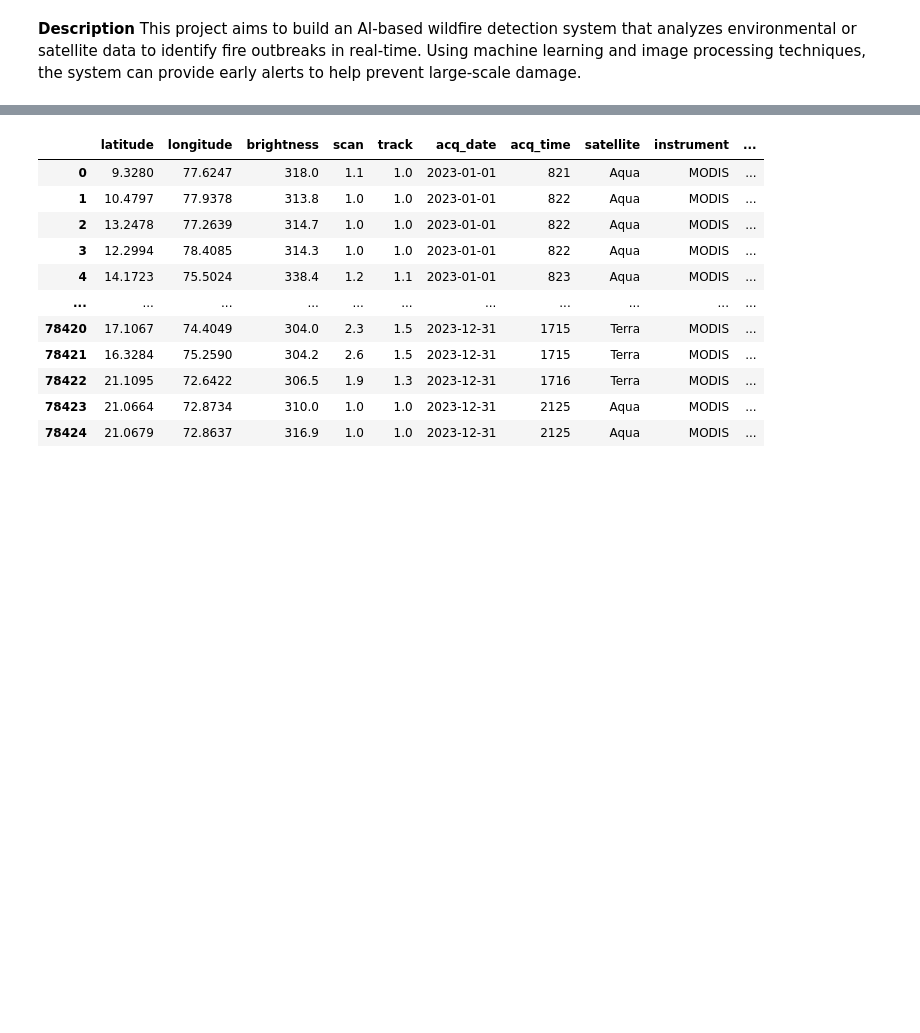
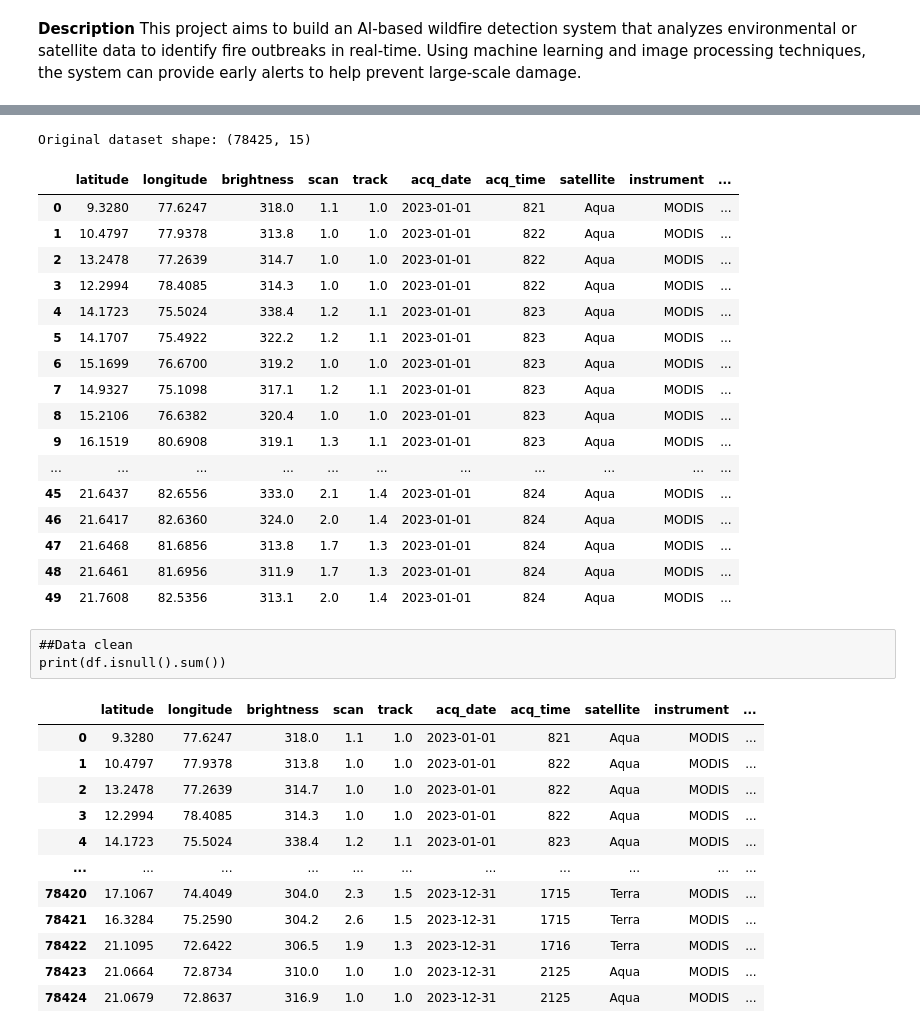
Before and after one commit to Komal283/Enter-Week-1, a Jupyter notebook: WildfireDetection.ipynb, the cells around one changed output, grey strips where cells are left out. Drawn from its saved outputs; the diff is of its cells as text; code cells hidden in the pictures; blank space fills up the shorter version.

```diff
--- a/WildfireDetection.ipynb
+++ b/WildfireDetection.ipynb
@@ -64,3 +10,49 @@ print(df.isnull().sum())
+# %%
+##import libraries
+import os
+import pandas as pd
+import numpy as np
+
+##Plotting
+import matplotlib.pyplot as plt
+import seaborn as sns
+
+##Preprocessing
+from sklearn.model_selection import train_test_split, cross_val_score
+from sklearn.preprocessing import LabelEncoder, StandardScaler
+from sklearn.ensemble import RandomForestRegressor
+from sklearn.linear_model import LinearRegression
+from sklearn.metrics import mean_squared_error, r2_score
+
+##Saving models
+import joblib
+
+##Dataset Loaded
+df = pd.read_csv("Dataset_Final.csv")
+print("Original dataset shape:", df.shape)
+df.head(50)
+# %% [output]
+Original dataset shape: (78425, 15)
+|  | latitude | longitude | brightness | scan | track | acq_date | acq_time | satellite | instrument | ... |
+| 0 | 9.3280 | 77.6247 | 318.0 | 1.1 | 1.0 | 2023-01-01 | 821 | Aqua | MODIS | ... |
+| 1 | 10.4797 | 77.9378 | 313.8 | 1.0 | 1.0 | 2023-01-01 | 822 | Aqua | MODIS | ... |
+| 2 | 13.2478 | 77.2639 | 314.7 | 1.0 | 1.0 | 2023-01-01 | 822 | Aqua | MODIS | ... |
+| 3 | 12.2994 | 78.4085 | 314.3 | 1.0 | 1.0 | 2023-01-01 | 822 | Aqua | MODIS | ... |
+| 4 | 14.1723 | 75.5024 | 338.4 | 1.2 | 1.1 | 2023-01-01 | 823 | Aqua | MODIS | ... |
+| 5 | 14.1707 | 75.4922 | 322.2 | 1.2 | 1.1 | 2023-01-01 | 823 | Aqua | MODIS | ... |
+| 6 | 15.1699 | 76.6700 | 319.2 | 1.0 | 1.0 | 2023-01-01 | 823 | Aqua | MODIS | ... |
+| 7 | 14.9327 | 75.1098 | 317.1 | 1.2 | 1.1 | 2023-01-01 | 823 | Aqua | MODIS | ... |
+| 8 | 15.2106 | 76.6382 | 320.4 | 1.0 | 1.0 | 2023-01-01 | 823 | Aqua | MODIS | ... |
+| 9 | 16.1519 | 80.6908 | 319.1 | 1.3 | 1.1 | 2023-01-01 | 823 | Aqua | MODIS | ... |
+| ... | ... | ... | ... | ... | ... | ... | ... | ... | ... | ... |
+| 45 | 21.6437 | 82.6556 | 333.0 | 2.1 | 1.4 | 2023-01-01 | 824 | Aqua | MODIS | ... |
+| 46 | 21.6417 | 82.6360 | 324.0 | 2.0 | 1.4 | 2023-01-01 | 824 | Aqua | MODIS | ... |
+| 47 | 21.6468 | 81.6856 | 313.8 | 1.7 | 1.3 | 2023-01-01 | 824 | Aqua | MODIS | ... |
+| 48 | 21.6461 | 81.6956 | 311.9 | 1.7 | 1.3 | 2023-01-01 | 824 | Aqua | MODIS | ... |
+| 49 | 21.7608 | 82.5356 | 313.1 | 2.0 | 1.4 | 2023-01-01 | 824 | Aqua | MODIS | ... |
+# %% [raw]
+##Data clean
+print(df.isnull().sum())
 # %%
 ##Remove rows of misisng vlues
 df = df.dropna()
```
Also changed, not shown: parts of 13 cells of this notebook, 1 other file.
